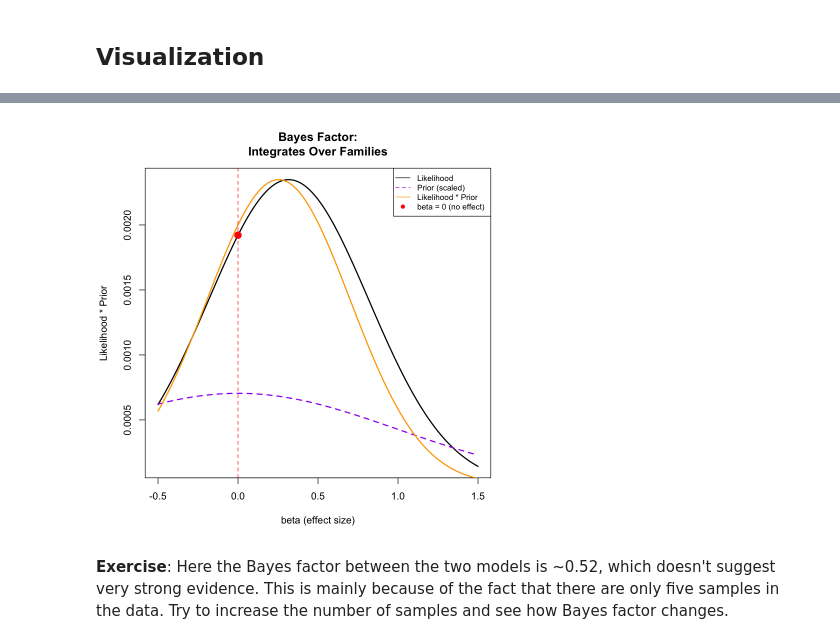
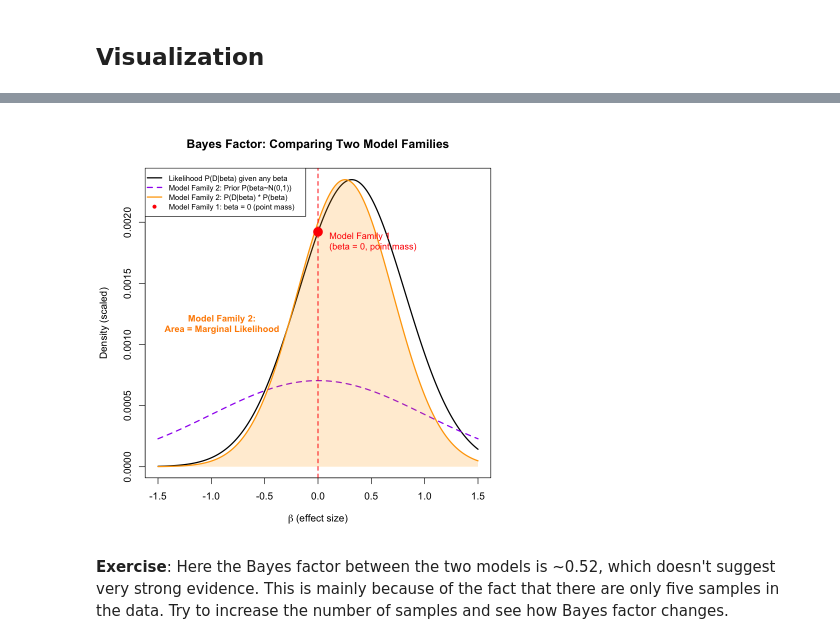
Before and after one commit to StatFunGen/statgen-primer, a Jupyter notebook: Bayes_factor.ipynb, the cells around one changed output, grey strips where cells are left out. Saved outputs shown, nothing was run; the diff lists cells and outputs as text; code cells hidden in the pictures.

```diff
--- a/Bayes_factor.ipynb
+++ b/Bayes_factor.ipynb
@@ -254,29 +193,58 @@ legend("topright",
+# %%
+# Create a range of beta values for plotting
+beta_range <- seq(-1.5, 1.5, length.out = 200)
+likelihood_curve <- numeric(length(beta_range))
+
+# Calculate likelihood for each beta value
+for (i in 1:length(beta_range)) {
+  likelihood_curve[i] <- likelihood(beta_range[i], true_sd, X, Y)
+}
 # %%
 plot(beta_range, likelihood_curve, type = "l", lwd = 2, col = "black",
-     xlab = "beta (effect size)", ylab = "Likelihood * Prior",
-     main = "Bayes Factor:\nIntegrates Over Families")
+     xlab = expression(beta~"(effect size)"),
+     ylab = "Density (scaled)",
+     main = "Bayes Factor: Comparing Two Model Families")
 
-# Show the prior distribution for "some effect" model
+# Model Family 2: Show the prior distribution for "some effect" model
 prior_curve <- dnorm(beta_range, mean = prior_mean, sd = prior_sd)
-# Scale prior for visualization
 prior_curve_scaled <- prior_curve * max(likelihood_curve) / max(prior_curve) * 0.3
-
 lines(beta_range, prior_curve_scaled, col = "purple", lwd = 2, lty = 2)
 
-# Show the posterior (likelihood * prior)
-posterior_curve <- likelihood_curve * prior_curve
-posterior_curve_scaled <- posterior_curve / max(posterior_curve) * max(likelihood_curve)
-lines(beta_range, posterior_curve_scaled, col = "orange", lwd = 2)
+# Model Family 2: Show the integrand (likelihood * prior)
+integrand_curve <- likelihood_curve * prior_curve
+integrand_scaled <- integrand_curve / max(integrand_curve) * max(likelihood_curve)
+lines(beta_range, integrand_scaled, col = "orange", lwd = 2)
 
-# Mark no effect model
-points(beta_values[1], results$Likelihood[1], col = "red", pch = 19, cex = 1.5)
-abline(v = beta_values[1], col = "red", lty = 2)
+# Model Family 2: Shade the area under likelihood * prior to show integration
+polygon(c(beta_range, rev(beta_range)),
+        c(integrand_scaled, rep(0, length(beta_range))),
+        col = rgb(1, 0.65, 0, 0.2), border = NA)
 
-legend("topright",
-       c("Likelihood", "Prior (scaled)", "Likelihood * Prior", "beta = 0 (no effect)"),
+# Model Family 1: Mark no effect model (point mass at beta = 0)
+points(0, marginal_lik_model_family_1, col = "red", pch = 19, cex = 2)
+abline(v = 0, col = "red", lty = 2, lwd = 1.5)
+
+# Add text annotations
+text(0.05, marginal_lik_model_family_1 * 0.95,
+     "Model Family 1\n(beta = 0, point mass)", col = "red", cex = 0.9, pos = 4)
+
+text(-0.9, max(likelihood_curve) * 0.5,
+     "Model Family 2:\nArea = Marginal Likelihood",
+     col = "darkorange", cex = 0.9, font = 2)
+
+# Updated legend with clear model family labels
+legend("topleft",
+       c("Likelihood P(D|beta) given any beta",
+         "Model Family 2: Prior P(beta~N(0,1))",
+         "Model Family 2: P(D|beta) * P(beta)",
+         "Model Family 1: beta = 0 (point mass)"),
        col = c("black", "purple", "orange", "red"),
-       lty = c(1, 2, 1, NA), pch = c(NA, NA, NA, 19), cex = 0.8)
+       lty = c(1, 2, 1, NA),
+       pch = c(NA, NA, NA, 19),
+       lwd = c(2, 2, 2, NA),
+       cex = 0.75,
+       bg = "white")
 # %% [output]
-[figure, old version]
+[figure, new version]
 # %% [markdown]
 **Exercise**: Here the Bayes factor between the two models is ~0.52, which doesn't suggest very strong evidence. This is mainly because of the fact that there are only five samples in the data. Try to increase the number of samples and see how Bayes factor changes.
```
Also changed, not shown: parts of 15 cells of this notebook, 37 other files.
